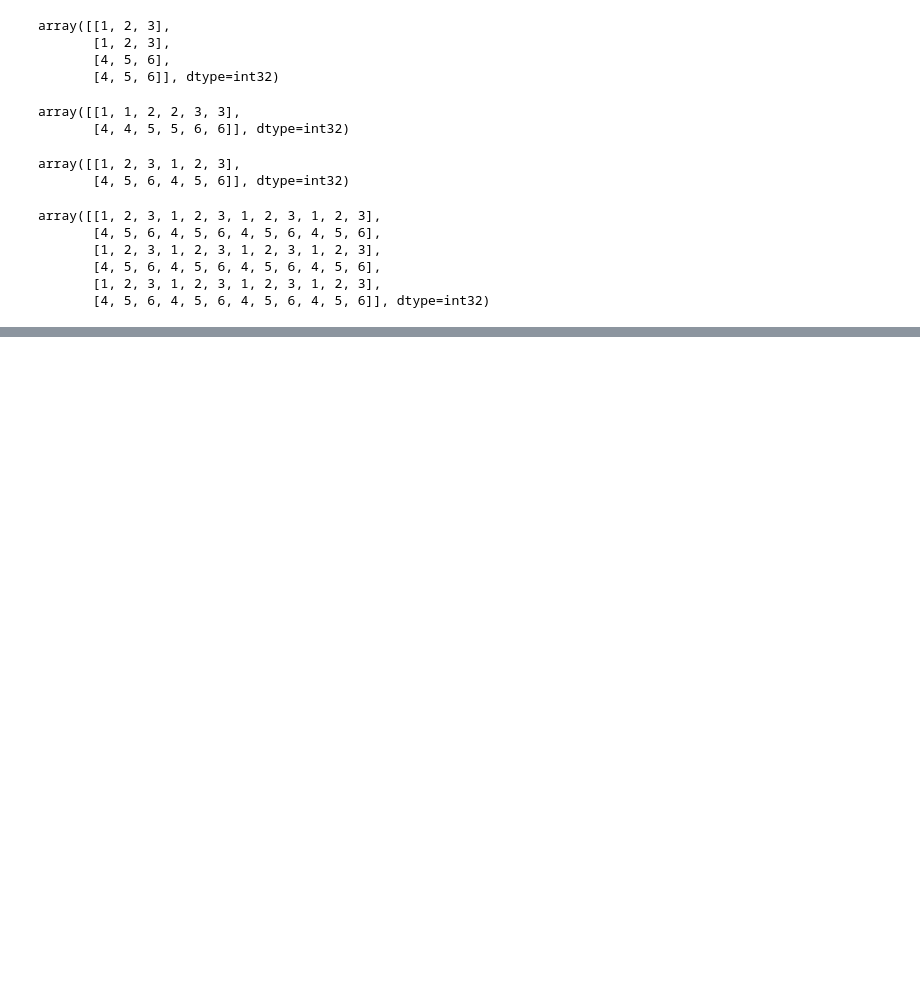
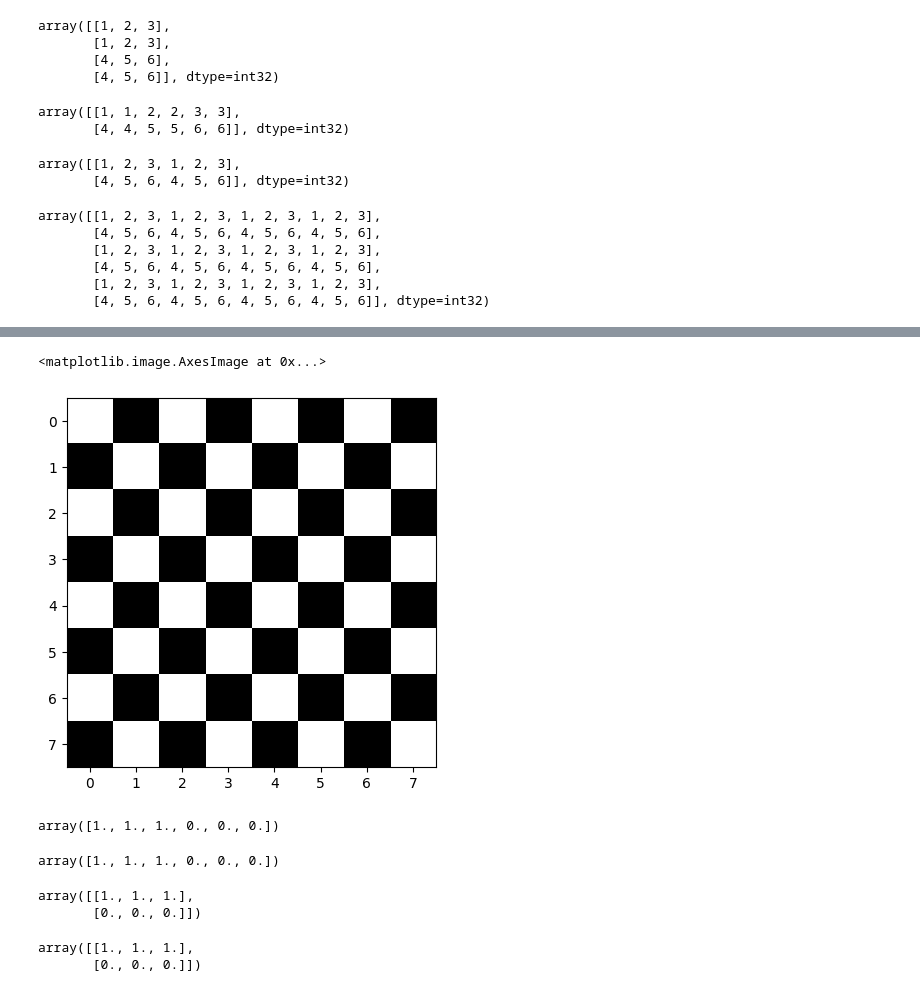
Before and after one commit to cybergigz/data-science, a Jupyter notebook: nondegree_pim_2.ipynb, the cells around one changed output, grey strips where cells are left out. Saved outputs shown, nothing was run; the diff lists cells and outputs as text; code cells hidden in the pictures; blank space fills up the shorter version.

```diff
--- a/nondegree_pim_2.ipynb
+++ b/nondegree_pim_2.ipynb
@@ -1556,0 +1568,5 @@ array([[1, 2, 3, 1, 2, 3, 1, 2, 3, 1, 2, 3],
+# %%
+plt.imshow(np.tile(np.eye(2), (4, 4)), cmap='gray')
+# %% [output]
+<matplotlib.image.AxesImage at 0x...>
+[figure, added]
@@ -1556,0 +1576,18 @@ array([[1, 2, 3, 1, 2, 3, 1, 2, 3, 1, 2, 3],
+# %%
+np.concatenate((a, b))
+# %% [output]
+array([1., 1., 1., 0., 0., 0.])
+# %%
+np.hstack((a, b))
+# %% [output]
+array([1., 1., 1., 0., 0., 0.])
+# %%
+np.vstack((a, b))
+# %% [output]
+array([[1., 1., 1.],
+       [0., 0., 0.]])
+# %%
+np.concatenate((a[None, :], b[None, :]), axis=0)
+# %% [output]
+array([[1., 1., 1.],
+       [0., 0., 0.]])
```
Also changed, not shown: parts of 90 cells of this notebook.
